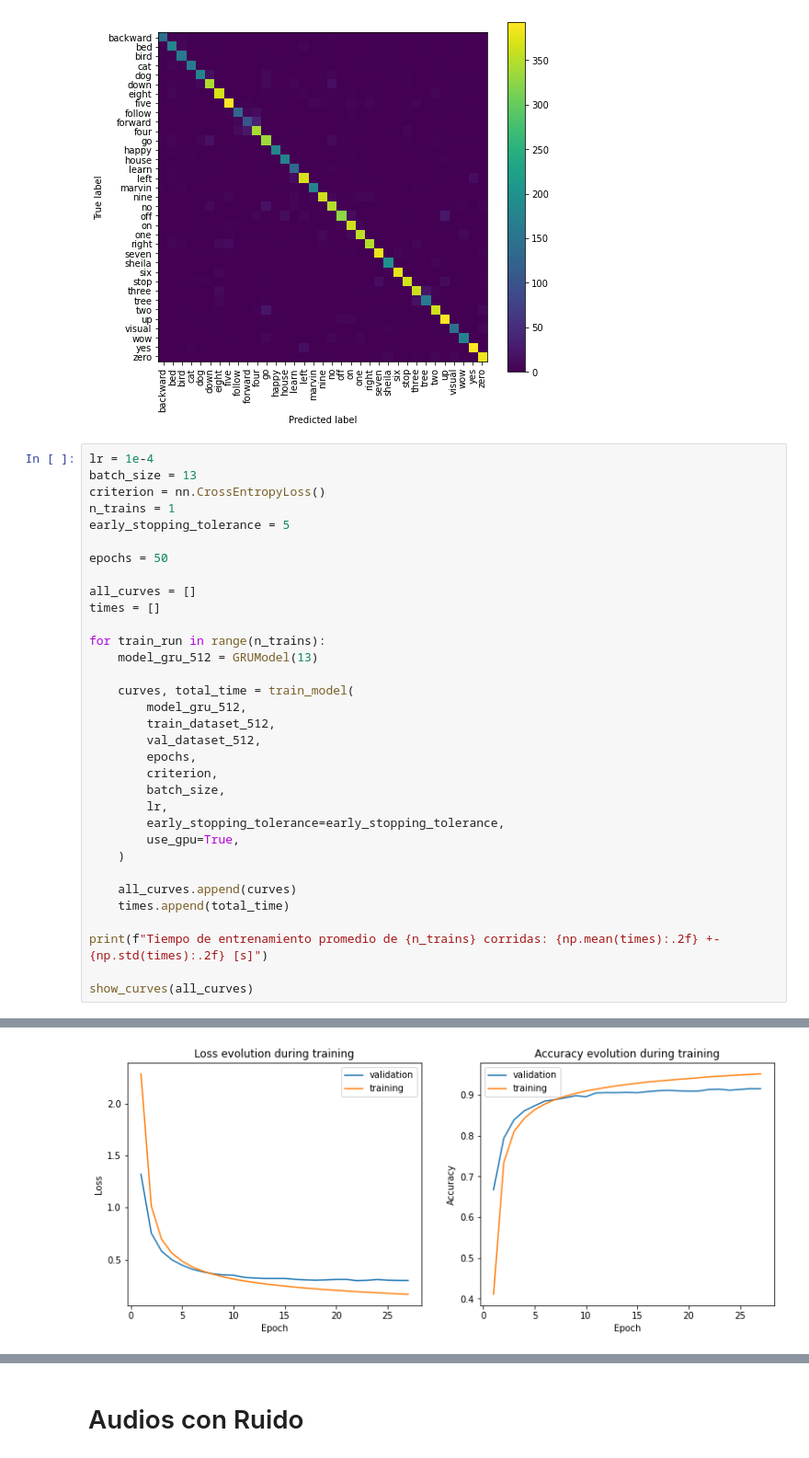
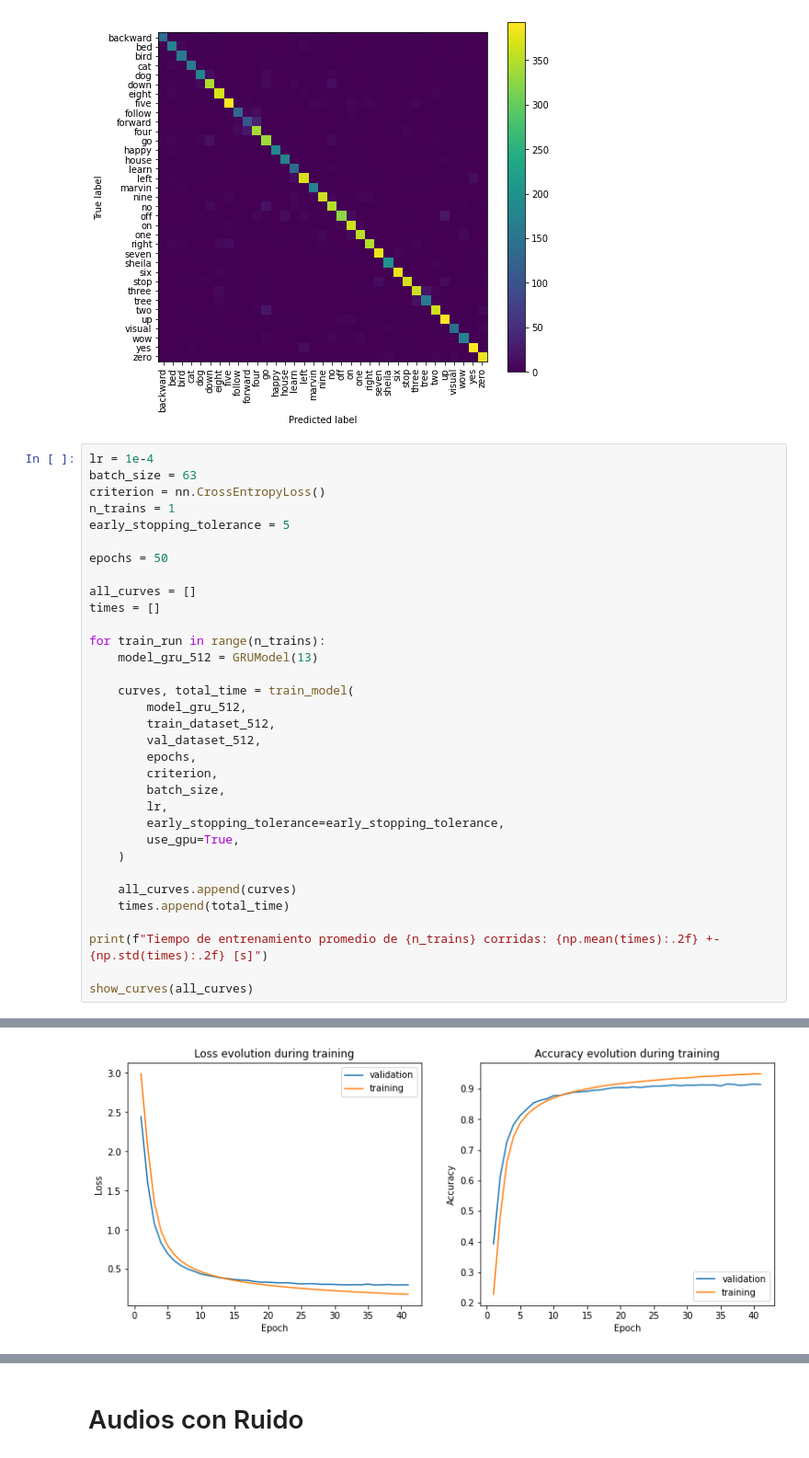
Before and after one commit to NicoAnd1/Rendimiento-RNNs, a Jupyter notebook: Proyecto_Inteligencia_RNN_v2.ipynb, the cells around one changed output, grey strips where cells are left out. Shown at 92% size. Drawn from its saved outputs; the diff is of its cells as text.

```diff
--- a/Proyecto_Inteligencia_RNN_v2.ipynb
+++ b/Proyecto_Inteligencia_RNN_v2.ipynb
@@ -940,7 +951,7 @@ Accuracy: 87.86%
 [figure]
 # %%
 lr = 1e-4
-batch_size = 13
+batch_size = 63
 criterion = nn.CrossEntropyLoss()
 n_trains = 1
 early_stopping_tolerance = 5
@@ -992,4 +1003,4 @@ Tiempo de entrenamiento promedio de 1 corridas: 3909.12 +- 0.00 [s]
-[figure, old version]
+[figure, new version]
 # %%
 get_metrics_and_confusion_matrix(model_gru_512, test_dataset_512)
 # %% [output]
```
Also changed, not shown: parts of 52 cells of this notebook.
